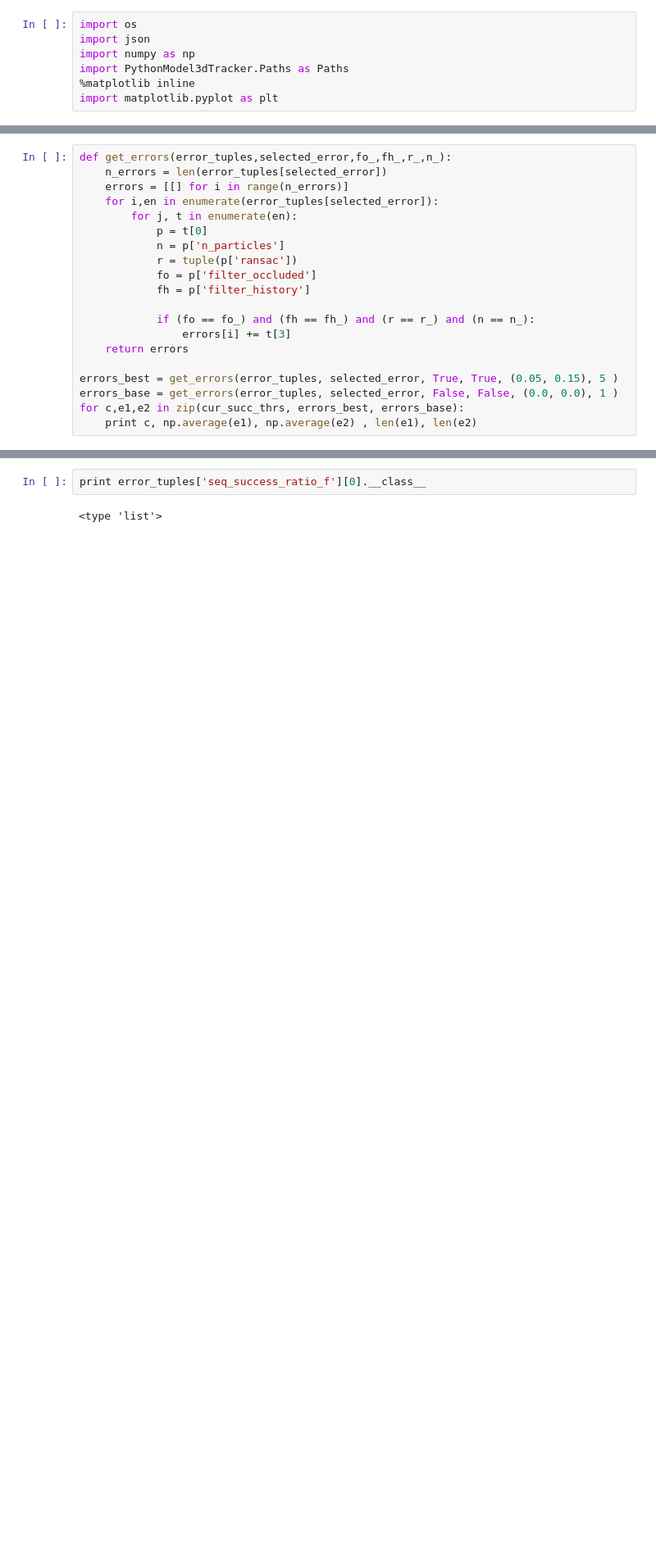
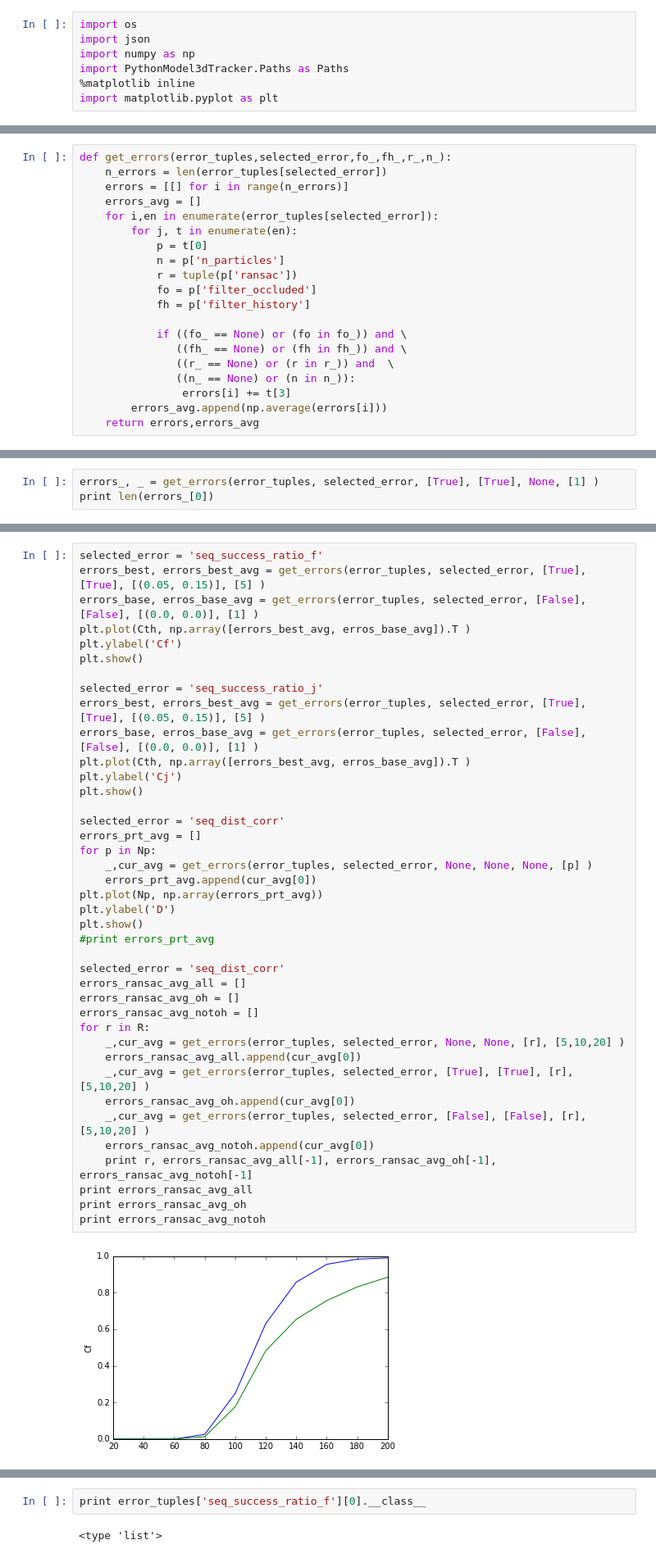
Before and after one commit to evangeloit/PythonModel3dTracker, a Jupyter notebook: Scripts/experiments/Levmar17/PlotResults.ipynb, the cells around one changed output, grey strips where cells are left out. Shown at 82% size. Drawn from its saved outputs; the diff is of its cells as text; blank space fills up the shorter version.

```diff
--- a/Scripts/experiments/Levmar17/PlotResults.ipynb
+++ b/Scripts/experiments/Levmar17/PlotResults.ipynb
@@ -239,6 +228,7 @@ seq_success_ratio_j_corr appending 9
 def get_errors(error_tuples,selected_error,fo_,fh_,r_,n_):
     n_errors = len(error_tuples[selected_error])
     errors = [[] for i in range(n_errors)]
+    errors_avg = []
     for i,en in enumerate(error_tuples[selected_error]):
         for j, t in enumerate(en):
             p = t[0]
@@ -247,11 +237,10 @@ def get_errors(error_tuples,selected_error,fo_,fh_,r_,n_):
             fo = p['filter_occluded']
             fh = p['filter_history']
 
-            if (fo == fo_) and (fh == fh_) and (r == r_) and (n == n_):
+            if ((fo_ == None) or (fo in fo_)) and \
+               ((fh_ == None) or (fh in fh_)) and \
+               ((r_ == None) or (r in r_)) and  \
+               ((n_ == None) or (n in n_)):
                 errors[i] += t[3]
-    return errors
-
-errors_best = get_errors(error_tuples, selected_error, True, True, (0.05, 0.15), 5 )
-errors_base = get_errors(error_tuples, selected_error, False, False, (0.0, 0.0), 1 )
-for c,e1,e2 in zip(cur_succ_thrs, errors_best, errors_base):
-    print c, np.average(e1), np.average(e2) , len(e1), len(e2)
+        errors_avg.append(np.average(errors[i]))
+    return errors,errors_avg
@@ -268,0 +247,3 @@ for c,e1,e2 in zip(cur_succ_thrs, errors_best, errors_base):
+# %%
+errors_, _ = get_errors(error_tuples, selected_error, [True], [True], None, [1] )
+print len(errors_[0])
@@ -268,0 +252,42 @@ for c,e1,e2 in zip(cur_succ_thrs, errors_best, errors_base):
+# %%
+selected_error = 'seq_success_ratio_f'
+errors_best, errors_best_avg = get_errors(error_tuples, selected_error, [True], [True], [(0.05, 0.15)], [5] )
+errors_base, erros_base_avg = get_errors(error_tuples, selected_error, [False], [False], [(0.0, 0.0)], [1] )
+plt.plot(Cth, np.array([errors_best_avg, erros_base_avg]).T )
+plt.ylabel('Cf')
+plt.show()
+
+selected_error = 'seq_success_ratio_j'
+errors_best, errors_best_avg = get_errors(error_tuples, selected_error, [True], [True], [(0.05, 0.15)], [5] )
+errors_base, erros_base_avg = get_errors(error_tuples, selected_error, [False], [False], [(0.0, 0.0)], [1] )
+plt.plot(Cth, np.array([errors_best_avg, erros_base_avg]).T )
+plt.ylabel('Cj')
+plt.show()
+
+selected_error = 'seq_dist_corr'
+errors_prt_avg = []
+for p in Np:
+    _,cur_avg = get_errors(error_tuples, selected_error, None, None, None, [p] )
+    errors_prt_avg.append(cur_avg[0])
+plt.plot(Np, np.array(errors_prt_avg))
+plt.ylabel('D')
+plt.show()
+#print errors_prt_avg
+
+selected_error = 'seq_dist_corr'
+errors_ransac_avg_all = []
+errors_ransac_avg_oh = []
+errors_ransac_avg_notoh = []
+for r in R:
+    _,cur_avg = get_errors(error_tuples, selected_error, None, None, [r], [5,10,20] )
+    errors_ransac_avg_all.append(cur_avg[0])
+    _,cur_avg = get_errors(error_tuples, selected_error, [True], [True], [r], [5,10,20] )
+    errors_ransac_avg_oh.append(cur_avg[0])
+    _,cur_avg = get_errors(error_tuples, selected_error, [False], [False], [r], [5,10,20] )
+    errors_ransac_avg_notoh.append(cur_avg[0])
+    print r, errors_ransac_avg_all[-1], errors_ransac_avg_oh[-1], errors_ransac_avg_notoh[-1]
+print errors_ransac_avg_all
+print errors_ransac_avg_oh
+print errors_ransac_avg_notoh
+# %% [output]
+[figure, added]
```
Also changed, not shown: parts of 10 cells of this notebook, 4 other files.
